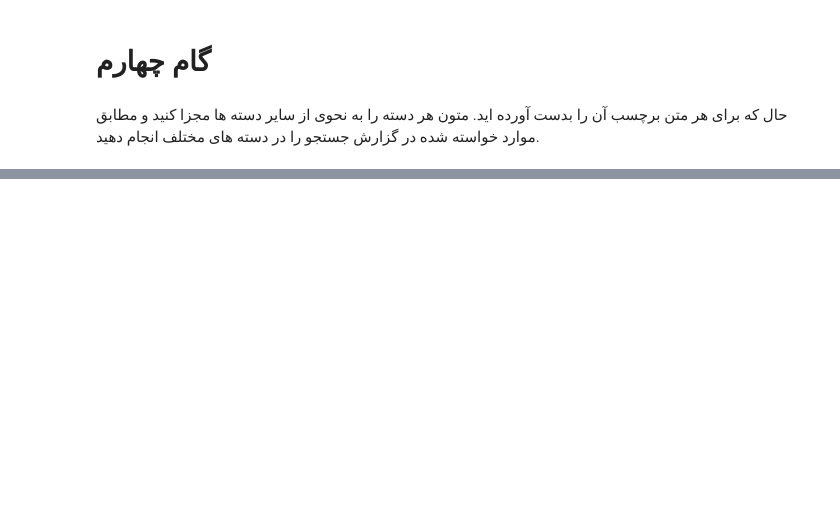
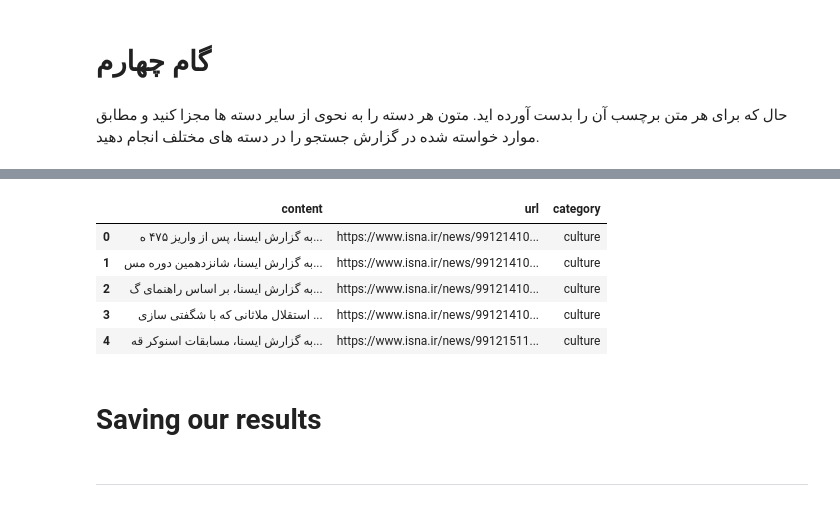
Before and after one commit to ali-moradzade/information-retrieval, a Jupyter notebook: phase03/knn.ipynb, the cells around one changed output, grey strips where cells are left out. Drawn from its saved outputs; the diff is of its cells as text; code cells hidden in the pictures; blank space fills up the shorter version.

```diff
--- a/phase03/knn.ipynb
+++ b/phase03/knn.ipynb
@@ -352,0 +345,23 @@ print(json.dumps(dict(res[0]), indent=4, ensure_ascii=False).encode('utf8').deco
+# %%
+test_dataset = test_dataset.drop('Unnamed: 0', axis=1)
+# %%
+result_list = []
+
+for r in res:
+    if r:
+        result_list.append(r['hits']['hits'][0]['_source']['category'])
+    else:
+        result_list.append(None)
+# %%
+test_dataset['category'] = result_list
+# %%
+test_dataset.head()
+# %% [output]
+|  | content | url | category |
+| 0 | به گزارش ایسنا، پس از واریز ۴٧۵ ه... | https://www.isna.ir/news/99121410... | culture |
+| 1 | به گزارش ایسنا، شانزدهمین دوره مس... | https://www.isna.ir/news/99121410... | culture |
+| 2 | به گزارش ایسنا، بر اساس راهنمای گ... | https://www.isna.ir/news/99121410... | culture |
+| 3 | استقلال ملاثانی که با شگفتی سازی ... | https://www.isna.ir/news/99121410... | culture |
+| 4 | به گزارش ایسنا، مسابقات اسنوکر قه... | https://www.isna.ir/news/99121511... | culture |
+# %% [markdown]
+# Saving our results
@@ -352,0 +370,2 @@ print(json.dumps(dict(res[0]), indent=4, ensure_ascii=False).encode('utf8').deco
+# %% [markdown]
+---
```
Also changed, not shown: parts of 14 cells of this notebook, 1 other file.
